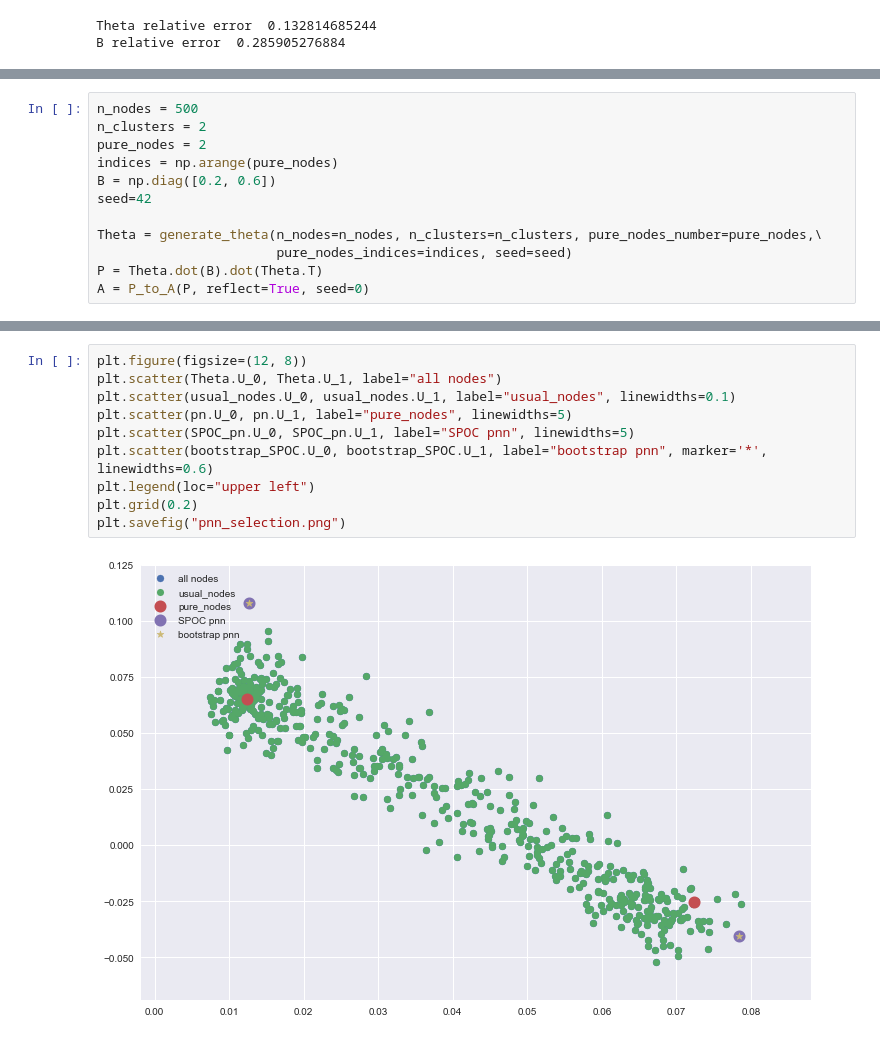
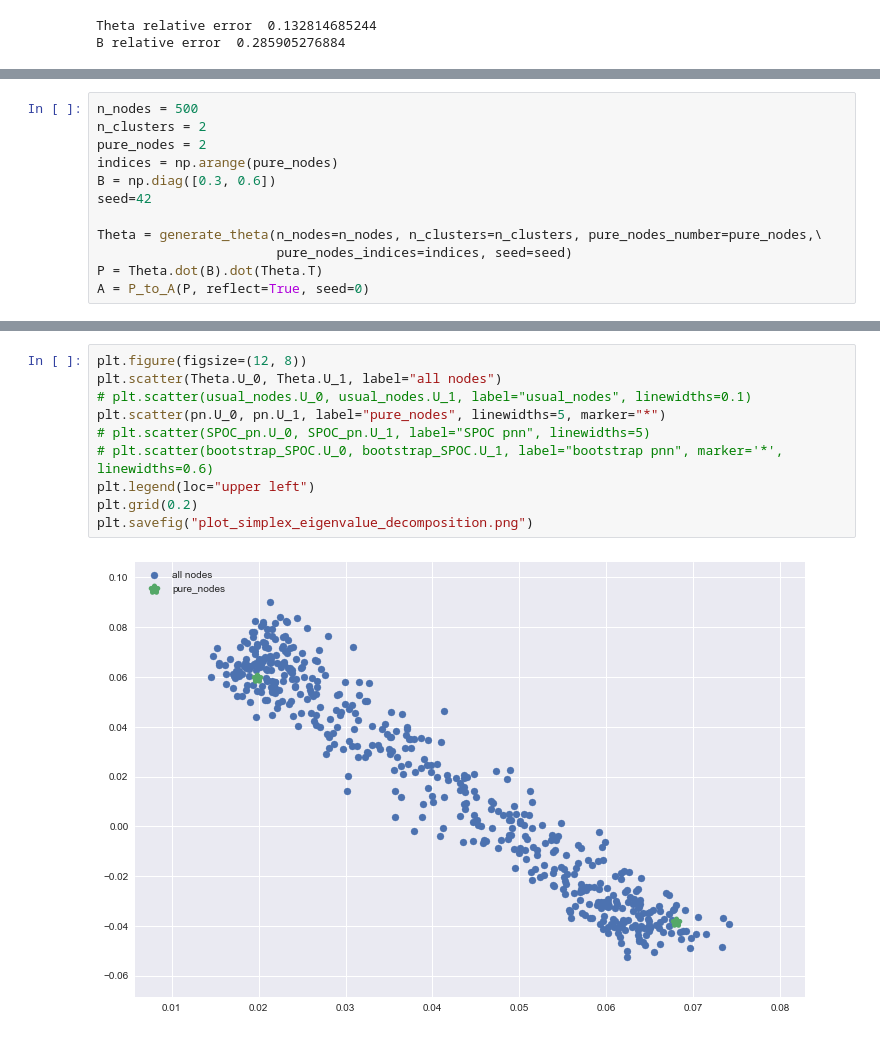
Before and after one commit to stat-ml/SPOC, a Jupyter notebook: Toy_example.ipynb, the cells around one changed output, grey strips where cells are left out. Saved outputs shown, nothing was run; the diff lists cells and outputs as text.

```diff
--- a/Toy_example.ipynb
+++ b/Toy_example.ipynb
@@ -57,7 +74,7 @@ n_nodes = 500
 n_clusters = 2
 pure_nodes = 2
 indices = np.arange(pure_nodes)
-B = np.diag([0.2, 0.6])
+B = np.diag([0.3, 0.6])
 seed=42
 
 Theta = generate_theta(n_nodes=n_nodes, n_clusters=n_clusters, pure_nodes_number=pure_nodes,\
@@ -95,12 +111,12 @@ Theta.head(2)
 # %%
 plt.figure(figsize=(12, 8))
 plt.scatter(Theta.U_0, Theta.U_1, label="all nodes")
-plt.scatter(usual_nodes.U_0, usual_nodes.U_1, label="usual_nodes", linewidths=0.1)
-plt.scatter(pn.U_0, pn.U_1, label="pure_nodes", linewidths=5)
-plt.scatter(SPOC_pn.U_0, SPOC_pn.U_1, label="SPOC pnn", linewidths=5)
-plt.scatter(bootstrap_SPOC.U_0, bootstrap_SPOC.U_1, label="bootstrap pnn", marker='*', linewidths=0.6)
+# plt.scatter(usual_nodes.U_0, usual_nodes.U_1, label="usual_nodes", linewidths=0.1)
+plt.scatter(pn.U_0, pn.U_1, label="pure_nodes", linewidths=5, marker="*")
+# plt.scatter(SPOC_pn.U_0, SPOC_pn.U_1, label="SPOC pnn", linewidths=5)
+# plt.scatter(bootstrap_SPOC.U_0, bootstrap_SPOC.U_1, label="bootstrap pnn", marker='*', linewidths=0.6)
 plt.legend(loc="upper left")
 plt.grid(0.2)
-plt.savefig("pnn_selection.png")
+plt.savefig("plot_simplex_eigenvalue_decomposition.png")
 # %% [output]
-[figure, old version]
+[figure, new version]
```
Also changed, not shown: parts of 39 cells of this notebook, 4 other files.
